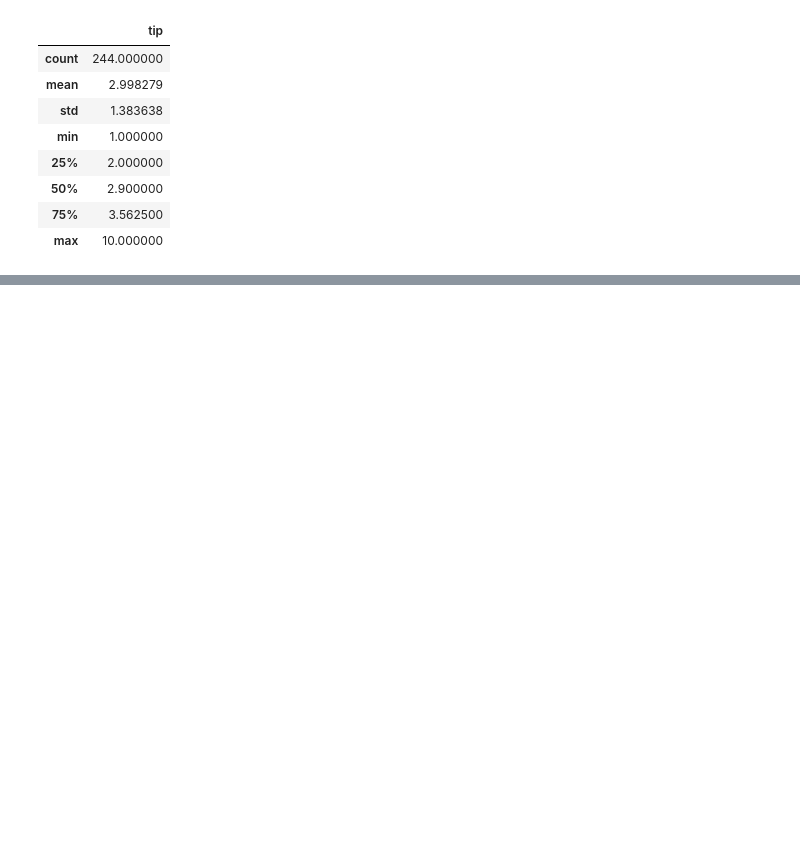
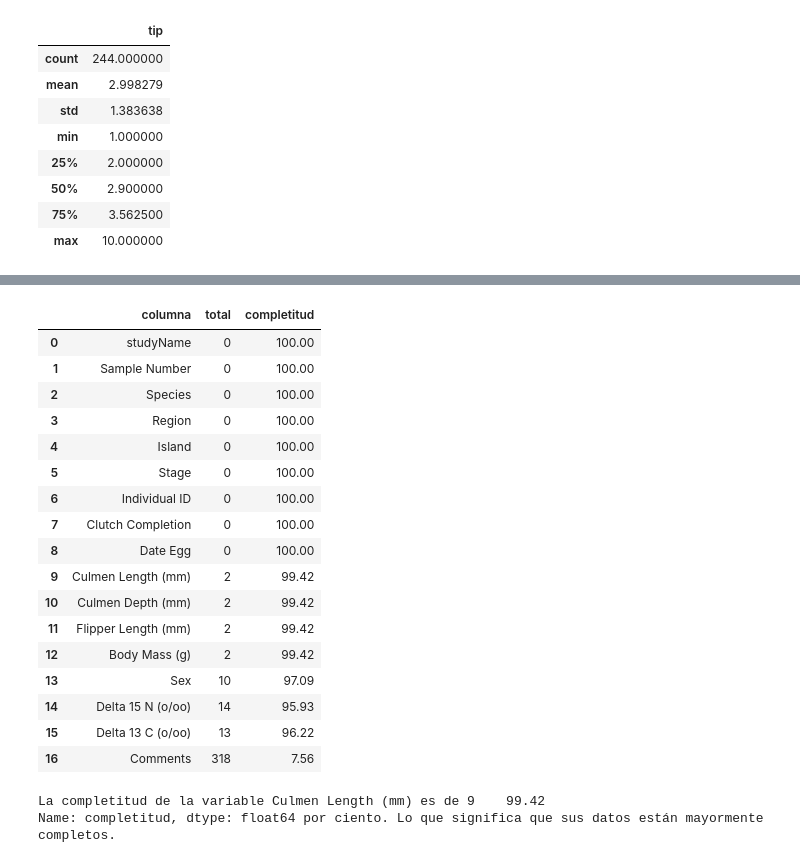
Before and after one commit to ingridsfd/preworks-data-science-ucamp, a Jupyter notebook: M2/Ingrid__M2S5_Análisis_Exploratorio_de_Datos.ipynb, the cells around one changed output, grey strips where cells are left out. Saved outputs shown, nothing was run; the diff lists cells and outputs as text; code cells hidden in the pictures; blank space fills up the shorter version.

```diff
--- a/M2/Ingrid__M2S5_Análisis_Exploratorio_de_Datos.ipynb
+++ b/M2/Ingrid__M2S5_Análisis_Exploratorio_de_Datos.ipynb
@@ -841,0 +884,5 @@ KeyError: ignored
+# %%
+#3. Crear nueva variable y utilizar valores_nulos = df_penguin.isnull().sum()
+completitud_pinguina = pd.DataFrame(df_penguin.isnull().sum())
+completitud_pinguina
+#Según el resultado tenemos que las columnas Culmen Length (mm), Culmen Depth (mm) y Flipper Length (mm) tienen cada uno 2 datos nulos.
@@ -841,0 +908,4 @@ KeyError: ignored
+# %%
+#4. Re-acomodamos los índices
+completitud_pinguina.reset_index(inplace= True)
+completitud_pinguina
@@ -841,0 +931,4 @@ KeyError: ignored
+# %%
+#5. Re-nombramos los índices
+completitud_pinguina_r = completitud_pinguina.rename(columns= {"index":"columna", 0:"total"})
+completitud_pinguina_r
@@ -841,0 +954,35 @@ KeyError: ignored
+# %%
+#6. Crearemos la columna de completitud
+completitud_pinguina_r['completitud'] = ((1 - completitud_pinguina_r["total"]/df_penguin.shape[0]) * 100).round(2)
+completitud_pinguina_r
+
+#Lo que se muestra en el resultado esque tenemos un 99.42 de datos no nulos para las columnas culmen length, depth and flipper length
+#lo que significa que la mayoría de los datos están buenos para usarse
+#duda: hay alguna forma de filtrar solo los resultados para las 3 columnas que no sean todos los datos de la tabla?
+# %% [output]
+|  | columna | total | completitud |
+| 0 | studyName | 0 | 100.00 |
+| 1 | Sample Number | 0 | 100.00 |
+| 2 | Species | 0 | 100.00 |
+| 3 | Region | 0 | 100.00 |
+| 4 | Island | 0 | 100.00 |
+| 5 | Stage | 0 | 100.00 |
+| 6 | Individual ID | 0 | 100.00 |
+| 7 | Clutch Completion | 0 | 100.00 |
+| 8 | Date Egg | 0 | 100.00 |
+| 9 | Culmen Length (mm) | 2 | 99.42 |
+| 10 | Culmen Depth (mm) | 2 | 99.42 |
+| 11 | Flipper Length (mm) | 2 | 99.42 |
+| 12 | Body Mass (g) | 2 | 99.42 |
+| 13 | Sex | 10 | 97.09 |
+| 14 | Delta 15 N (o/oo) | 14 | 95.93 |
+| 15 | Delta 13 C (o/oo) | 13 | 96.22 |
+| 16 | Comments | 318 | 7.56 |
+# %%
+#Intento de filtración
+completitud_culmen = completitud_pinguina_r[completitud_pinguina_r["columna"] == "Culmen Length (mm)"]["completitud"]
+completitud_culmen
+print(f"La completitud de la variable Culmen Length (mm) es de {completitud_culmen} por ciento. Lo que significa que sus datos están mayormente completos.")
+# %% [output]
+La completitud de la variable Culmen Length (mm) es de 9    99.42
+Name: completitud, dtype: float64 por ciento. Lo que significa que sus datos están mayormente completos.
```
Also changed, not shown: parts of 36 cells of this notebook.
